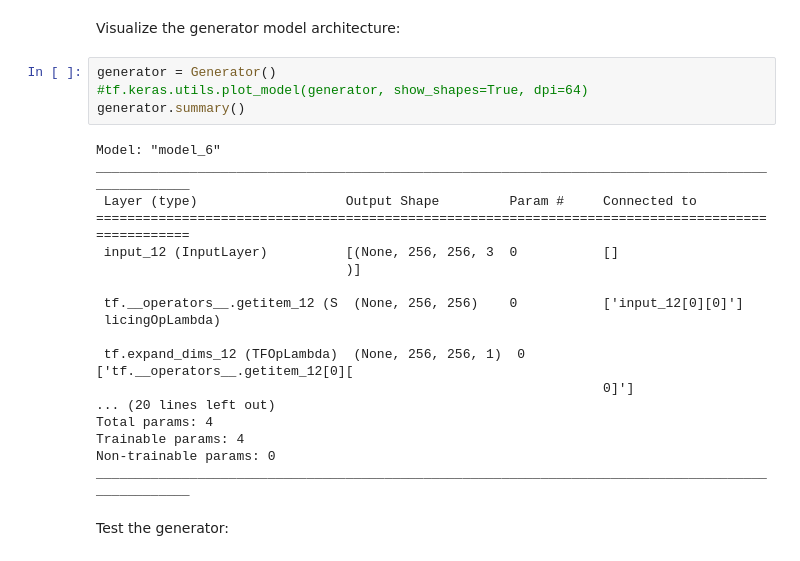
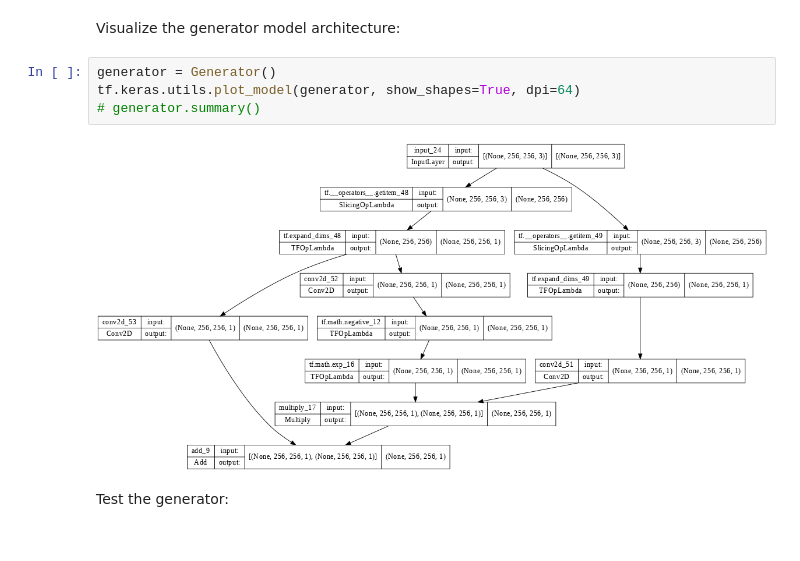
Before and after one commit to cbojechko/Image_Prediction, a Jupyter notebook: Simple_Model_GEN.ipynb, the cells around one changed output. Drawn from its saved outputs; the diff is of its cells as text.

```diff
--- a/Simple_Model_GEN.ipynb
+++ b/Simple_Model_GEN.ipynb
@@ -528,26 +533,10 @@ def Generator():
 Visualize the generator model architecture:
 # %%
 generator = Generator()
-#tf.keras.utils.plot_model(generator, show_shapes=True, dpi=64)
-generator.summary()
+tf.keras.utils.plot_model(generator, show_shapes=True, dpi=64)
+# generator.summary()
 # %% [output]
-Model: "model_6"
-__________________________________________________________________________________________________
- Layer (type)                   Output Shape         Param #     Connected to
-==================================================================================================
- input_12 (InputLayer)          [(None, 256, 256, 3  0           []
-                                )]
-
- tf.__operators__.getitem_12 (S  (None, 256, 256)    0           ['input_12[0][0]']
- licingOpLambda)
-
- tf.expand_dims_12 (TFOpLambda)  (None, 256, 256, 1)  0          ['tf.__operators__.getitem_12[0][
-                                                                 0]']
-... (20 lines left out)
-Total params: 4
-Trainable params: 4
-Non-trainable params: 0
-__________________________________________________________________________________________________
+[figure, added]
 # %% [markdown]
 Test the generator:
 # %%
```
Also changed, not shown: parts of 12 cells of this notebook.
